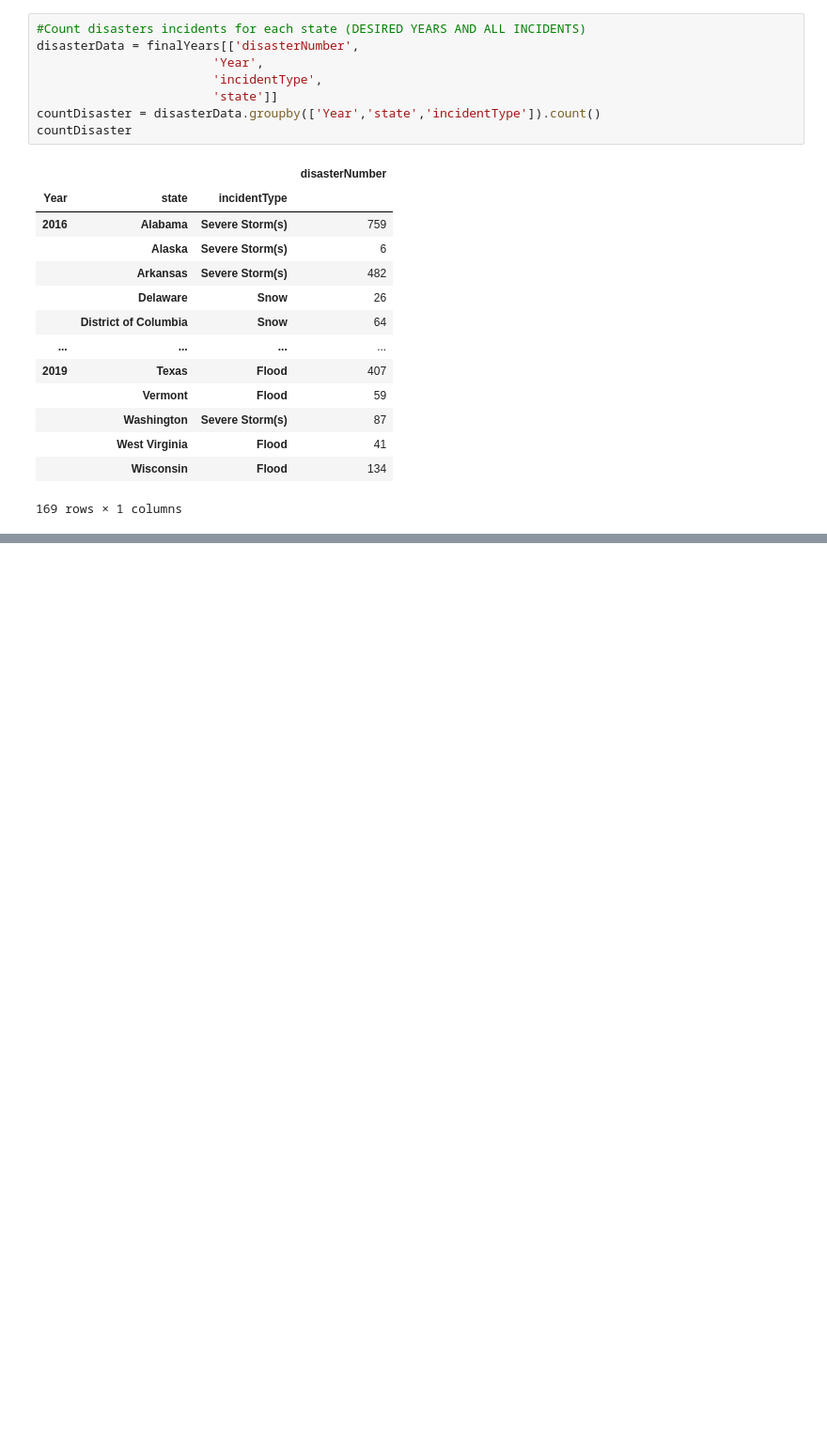
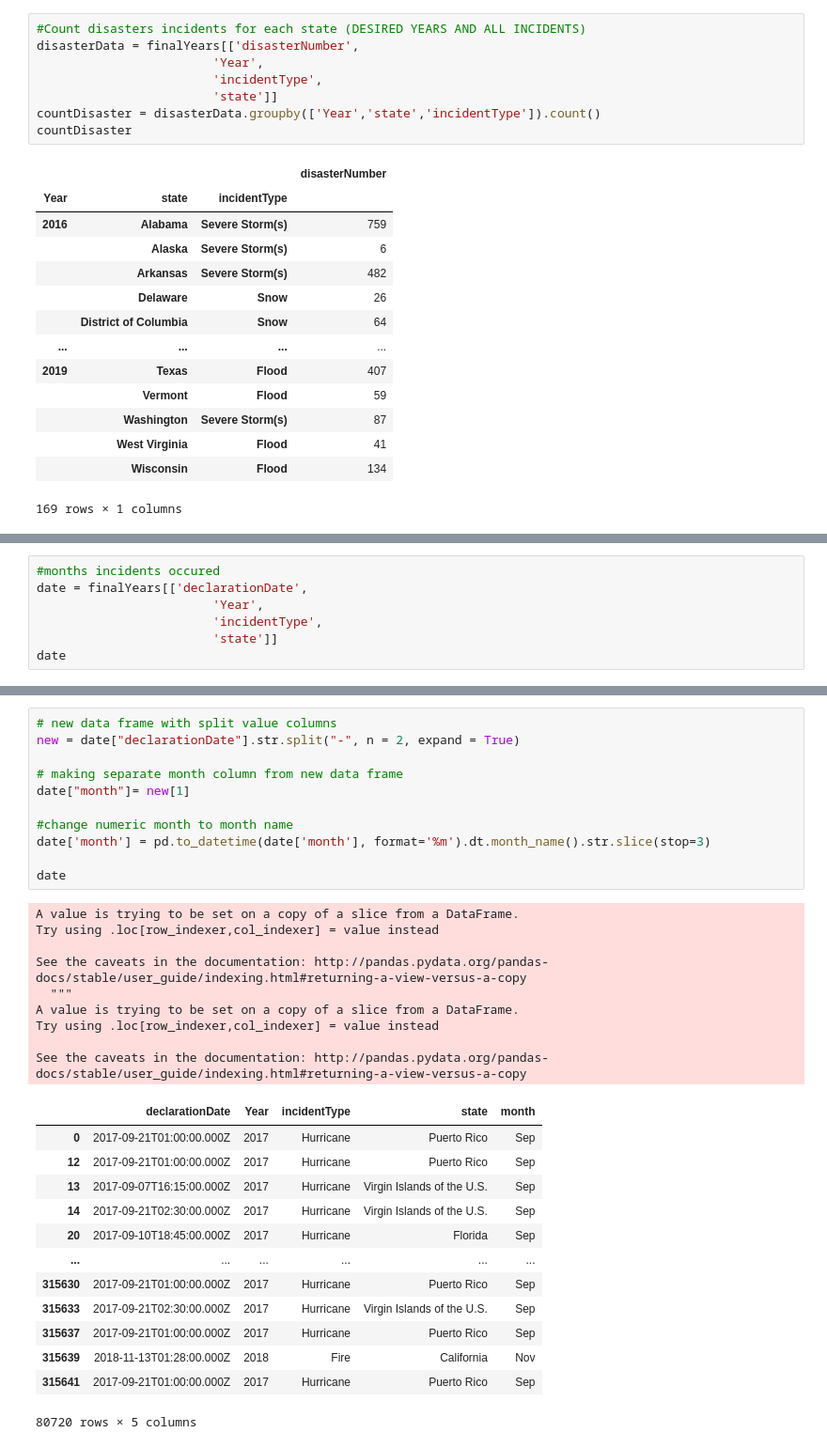
Before and after one commit to ryanwinn33/project2, a Jupyter notebook: Cleaning_PAS.ipynb, the cells around one changed output, grey strips where cells are left out. Shown at 94% size. Drawn from its saved outputs; the diff is of its cells as text; blank space fills up the shorter version.

```diff
--- a/Cleaning_PAS.ipynb
+++ b/Cleaning_PAS.ipynb
@@ -232,3 +153,10 @@ totalObligated
 |  | West Virginia | Flood | 2699880.27 |
 |  | Wisconsin | Flood | 4568654.97 |
 169 rows × 1 columns
+# %%
+#months incidents occured
+date = finalYears[['declarationDate',
+                        'Year',
+                        'incidentType',
+                        'state']]
+date
@@ -234,0 +177,34 @@ totalObligated
+# %%
+# new data frame with split value columns
+new = date["declarationDate"].str.split("-", n = 2, expand = True)
+
+# making separate month column from new data frame
+date["month"]= new[1]
+
+#change numeric month to month name
+date['month'] = pd.to_datetime(date['month'], format='%m').dt.month_name().str.slice(stop=3)
+
+date
+# %% [output]
+A value is trying to be set on a copy of a slice from a DataFrame.
+Try using .loc[row_indexer,col_indexer] = value instead
+
+See the caveats in the documentation: http://pandas.pydata.org/pandas-docs/stable/user_guide/indexing.html#returning-a-view-versus-a-copy
+  """
+A value is trying to be set on a copy of a slice from a DataFrame.
+Try using .loc[row_indexer,col_indexer] = value instead
+
+See the caveats in the documentation: http://pandas.pydata.org/pandas-docs/stable/user_guide/indexing.html#returning-a-view-versus-a-copy
+|  | declarationDate | Year | incidentType | state | month |
+| 0 | 2017-09-21T01:00:00.000Z | 2017 | Hurricane | Puerto Rico | Sep |
+| 12 | 2017-09-21T01:00:00.000Z | 2017 | Hurricane | Puerto Rico | Sep |
+| 13 | 2017-09-07T16:15:00.000Z | 2017 | Hurricane | Virgin Islands of the U.S. | Sep |
+| 14 | 2017-09-21T02:30:00.000Z | 2017 | Hurricane | Virgin Islands of the U.S. | Sep |
+| 20 | 2017-09-10T18:45:00.000Z | 2017 | Hurricane | Florida | Sep |
+| ... | ... | ... | ... | ... | ... |
+| 315630 | 2017-09-21T01:00:00.000Z | 2017 | Hurricane | Puerto Rico | Sep |
+| 315633 | 2017-09-21T02:30:00.000Z | 2017 | Hurricane | Virgin Islands of the U.S. | Sep |
+| 315637 | 2017-09-21T01:00:00.000Z | 2017 | Hurricane | Puerto Rico | Sep |
+| 315639 | 2018-11-13T01:28:00.000Z | 2018 | Fire | California | Nov |
+| 315641 | 2017-09-21T01:00:00.000Z | 2017 | Hurricane | Puerto Rico | Sep |
+80720 rows × 5 columns
```
Also changed, not shown: parts of 8 cells of this notebook, 8 other files.
